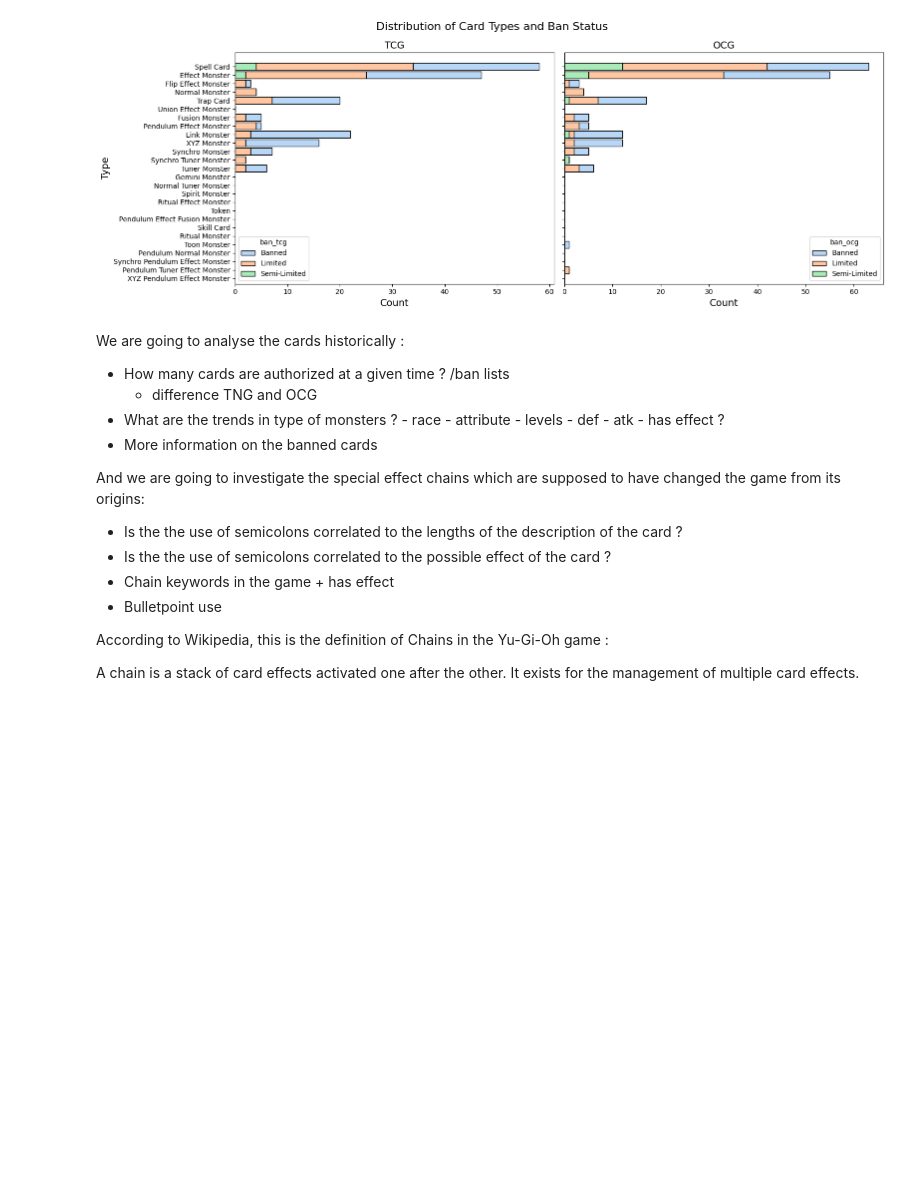
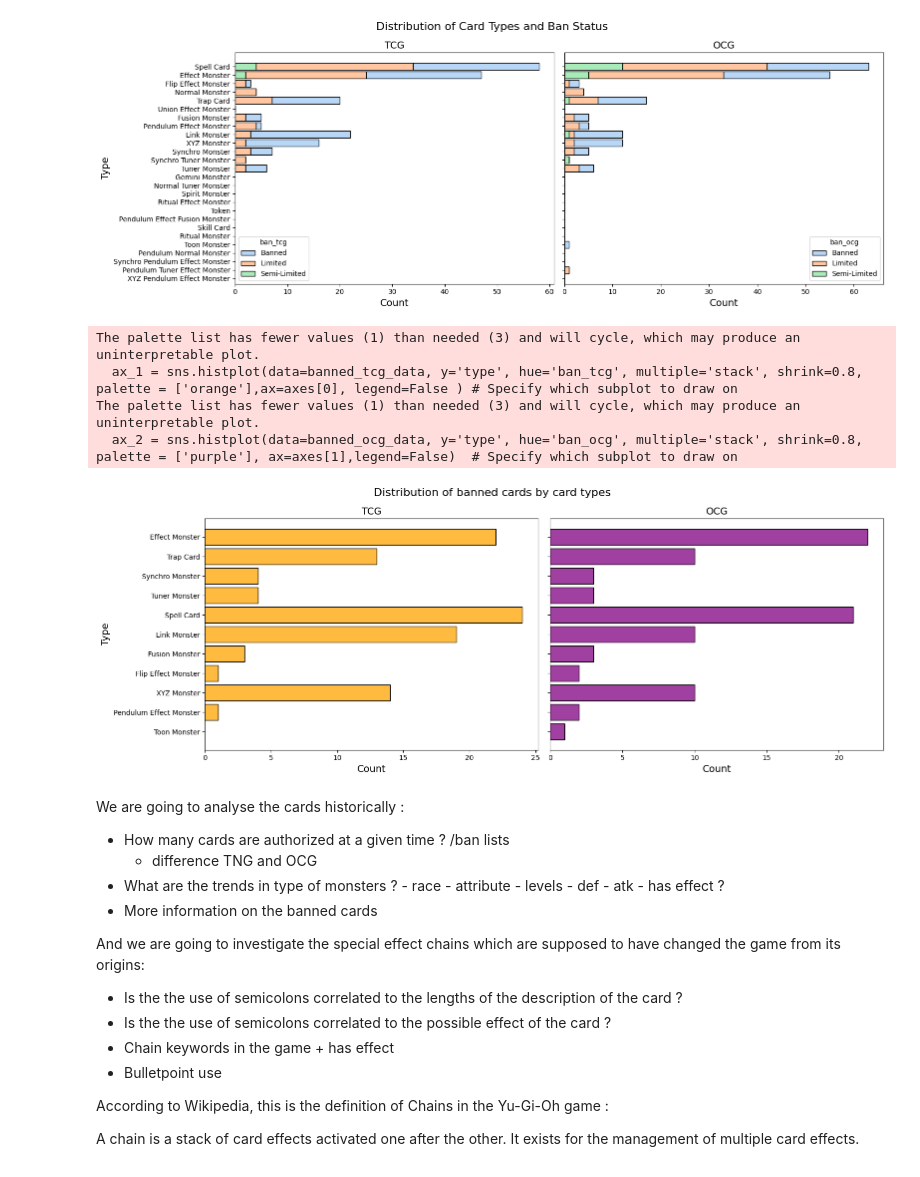
Before and after one commit to HanaeBonnafoux/yugioh, a Jupyter notebook: yu-gi-oh-s-evolution-through-the-cards.ipynb, the cells around one changed output. Saved outputs shown, nothing was run; the diff lists cells and outputs as text; code cells hidden in the pictures; blank space fills up the shorter version.

Commit message:
Kaggle Notebook | Yu-Gi-Oh's evolution through the cards | Version 15

```diff
--- a/yu-gi-oh-s-evolution-through-the-cards.ipynb
+++ b/yu-gi-oh-s-evolution-through-the-cards.ipynb
@@ -231,6 +232,45 @@ plt.tight_layout()
 plt.show()
 # %% [output]
 [figure]
+# %%
+# Ensure 'ban_tcg' and 'ban_ocg' columns are categorical to avoid warnings
+cards_data["ban_tcg"] = cards_data["ban_tcg"].astype("category")
+cards_data["ban_ocg"] = cards_data["ban_ocg"].astype("category")
+
+banned_tcg_data = cards_data[cards_data["ban_tcg"] == "Banned"]
+banned_ocg_data = cards_data[cards_data["ban_ocg"] == "Banned"]
+
+
+fig, axes = plt.subplots(1, 2, figsize=(16, 6), sharey=True)
+fig.suptitle('Distribution of banned cards by card types', ha = "center", fontsize=16)
+
+ax_1 = sns.histplot(data=banned_tcg_data, y='type', hue='ban_tcg', multiple='stack', shrink=0.8, palette = ['orange'],ax=axes[0], legend=False ) # Specify which subplot to draw on
+
+#for container in ax.containers:
+#    ax.bar_label(container, fmt='%d', fontsize=8)
+
+ax_1.set_title("TCG", fontsize=14)
+ax_1.set_xlabel("Count", fontsize=14)
+ax_1.set_ylabel("Type", fontsize=14)
+
+ax_2 = sns.histplot(data=banned_ocg_data, y='type', hue='ban_ocg', multiple='stack', shrink=0.8, palette = ['purple'], ax=axes[1],legend=False)  # Specify which subplot to draw on
+
+#for container in ax_a.containers:
+#    ax_a.bar_label(container, fmt='%d', fontsize=8)
+
+ax_2.set_title("OCG", fontsize=14)
+ax_2.set_xlabel("Count", fontsize=14)
+ax_2.set_ylabel("")  # Remove redundant y-axis label
+
+plt.tight_layout()
+
+plt.show()
+# %% [output]
+The palette list has fewer values (1) than needed (3) and will cycle, which may produce an uninterpretable plot.
+  ax_1 = sns.histplot(data=banned_tcg_data, y='type', hue='ban_tcg', multiple='stack', shrink=0.8, palette = ['orange'],ax=axes[0], legend=False ) # Specify which subplot to draw on
+The palette list has fewer values (1) than needed (3) and will cycle, which may produce an uninterpretable plot.
+  ax_2 = sns.histplot(data=banned_ocg_data, y='type', hue='ban_ocg', multiple='stack', shrink=0.8, palette = ['purple'], ax=axes[1],legend=False)  # Specify which subplot to draw on
+[figure, added]
 # %% [markdown]
 We are going to analyse the cards historically :
 - How many cards are authorized at a given time ? /ban lists
```
Also changed, not shown: parts of 1 cell of this notebook.
